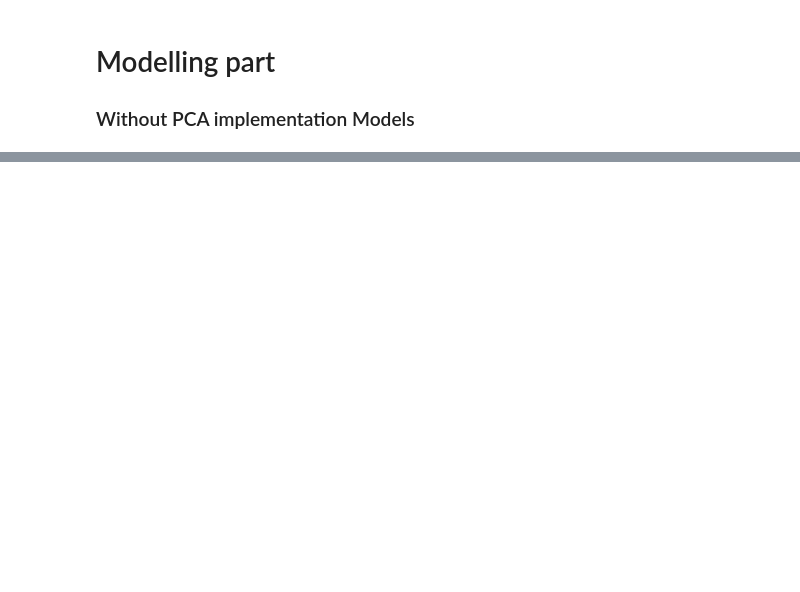
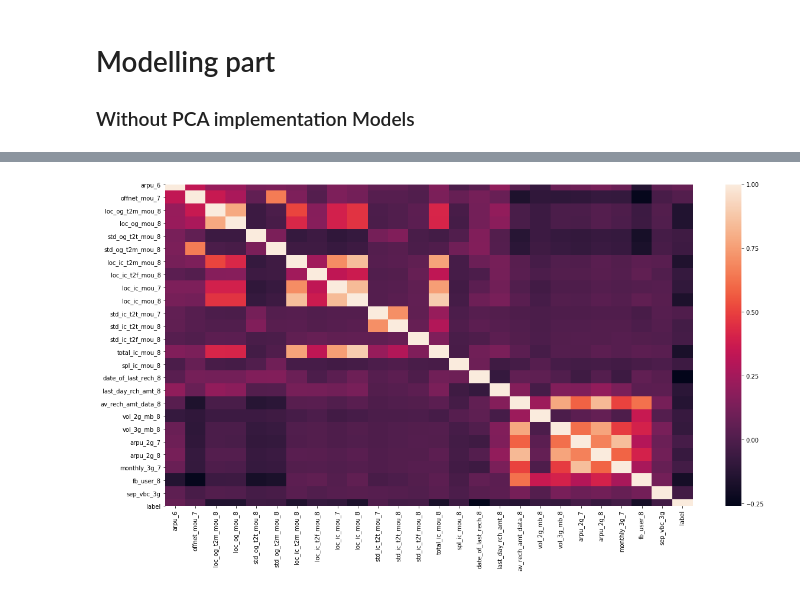
Before and after one commit to jagadeesh-gajula/Telecom-Churn-Prediction, a Jupyter notebook: Telecom Churn Case Study.ipynb, the cells around one changed output, grey strips where cells are left out. Cells and saved outputs as stored; diff of their text form; code cells hidden in the pictures; blank space fills up the shorter version.

```diff
--- a/Telecom Churn Case Study.ipynb
+++ b/Telecom Churn Case Study.ipynb
@@ -331,0 +306,6 @@ plt.show()
+# %%
+#lets split data this is more important step
+from sklearn.model_selection import train_test_split
+x=df.drop('label',axis=1)
+y=df.label
+x_train, x_test, y_train, y_test = train_test_split(x, y, test_size=0.33, random_state=0)
@@ -331,0 +381,8 @@ plt.show()
+# %%
+#lets remove some features from table using RFE
+from sklearn.feature_selection import RFE
+logreg=LogisticRegression(max_iter=400)
+rfe = RFE(logreg,25)            # just picking 25 columns
+scaler=StandardScaler()
+x_train = scaler.fit_transform(x_train)
+x_new = rfe.fit_transform(x_train, y_train)
@@ -331,0 +469,6 @@ plt.show()
+# %%
+plt.figure(figsize=(20,10))
+sns.heatmap(df[features].corr())
+plt.show()
+# %% [output]
+[figure, added]
```
Also changed, not shown: parts of 27 cells of this notebook.
